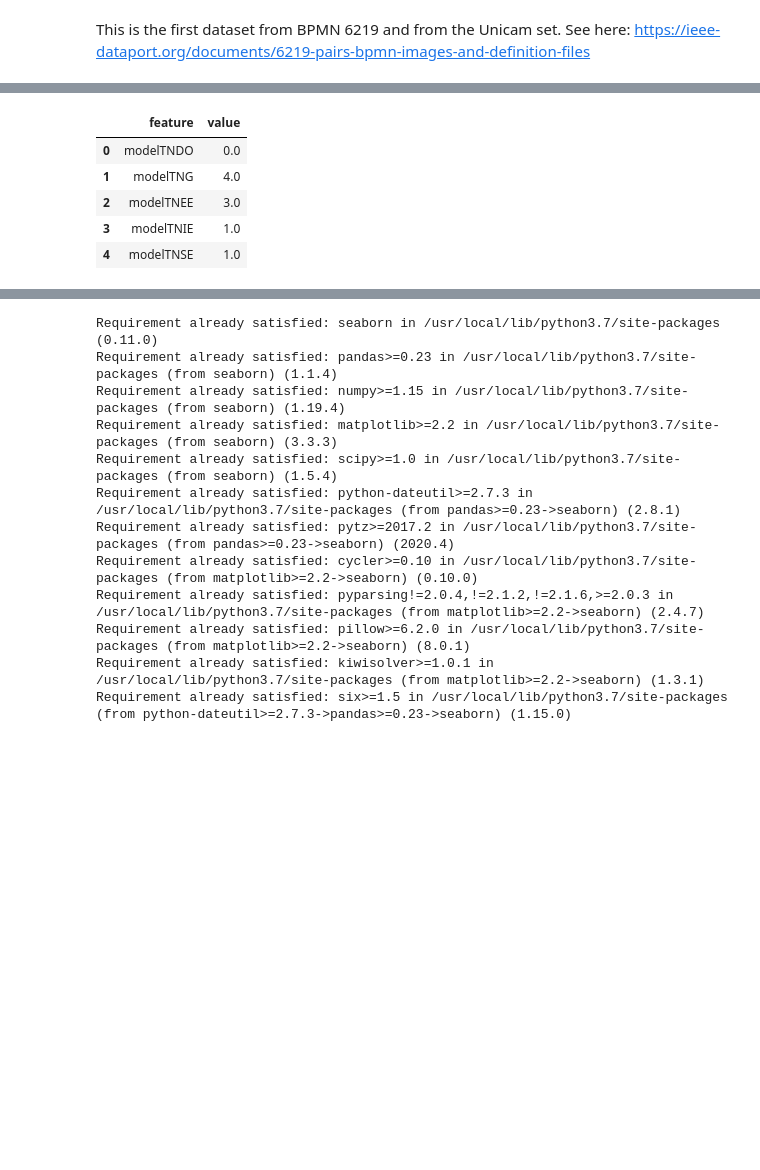
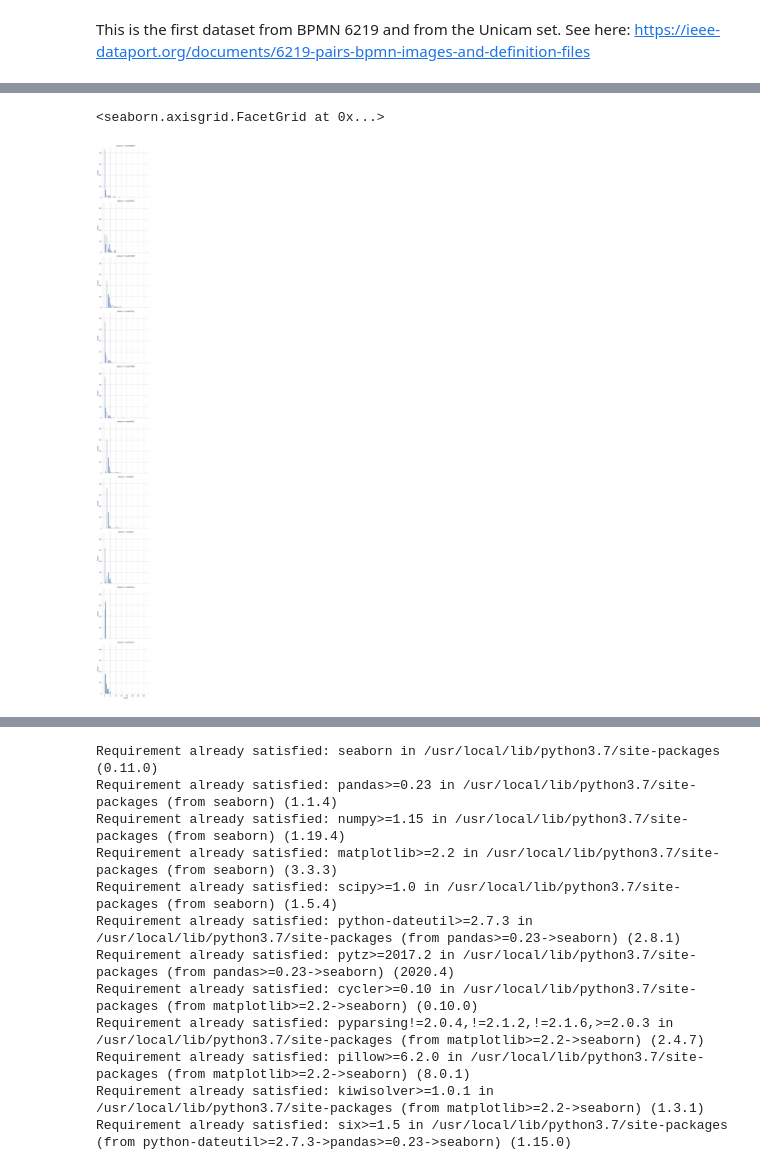
Before and after one commit to justdeko/trust-studio, a Jupyter notebook: trustminer-evaluation/src/aggregation_evaluation.ipynb, the cells around one changed output, grey strips where cells are left out. Saved outputs shown, nothing was run; the diff lists cells and outputs as text; code cells hidden in the pictures; blank space fills up the shorter version.

```diff
--- a/trustminer-evaluation/src/aggregation_evaluation.ipynb
+++ b/trustminer-evaluation/src/aggregation_evaluation.ipynb
@@ -139,9 +162,5 @@ ax.figure.set_size_inches(15, len(raw_model_df["feature"].unique()))
-# %%
-raw_model_df.head()
-# %% [output]
-|  | feature | value |
-| 0 | modelTNDO | 0.0 |
-| 1 | modelTNG | 4.0 |
-| 2 | modelTNEE | 3.0 |
-| 3 | modelTNIE | 1.0 |
-| 4 | modelTNSE | 1.0 |
+# %%
+sns.displot(raw_model_df, x="value", row="feature")
+# %% [output]
+<seaborn.axisgrid.FacetGrid at 0x...>
+[figure, added]
```
Also changed, not shown: parts of 29 cells of this notebook, 2 other files.
